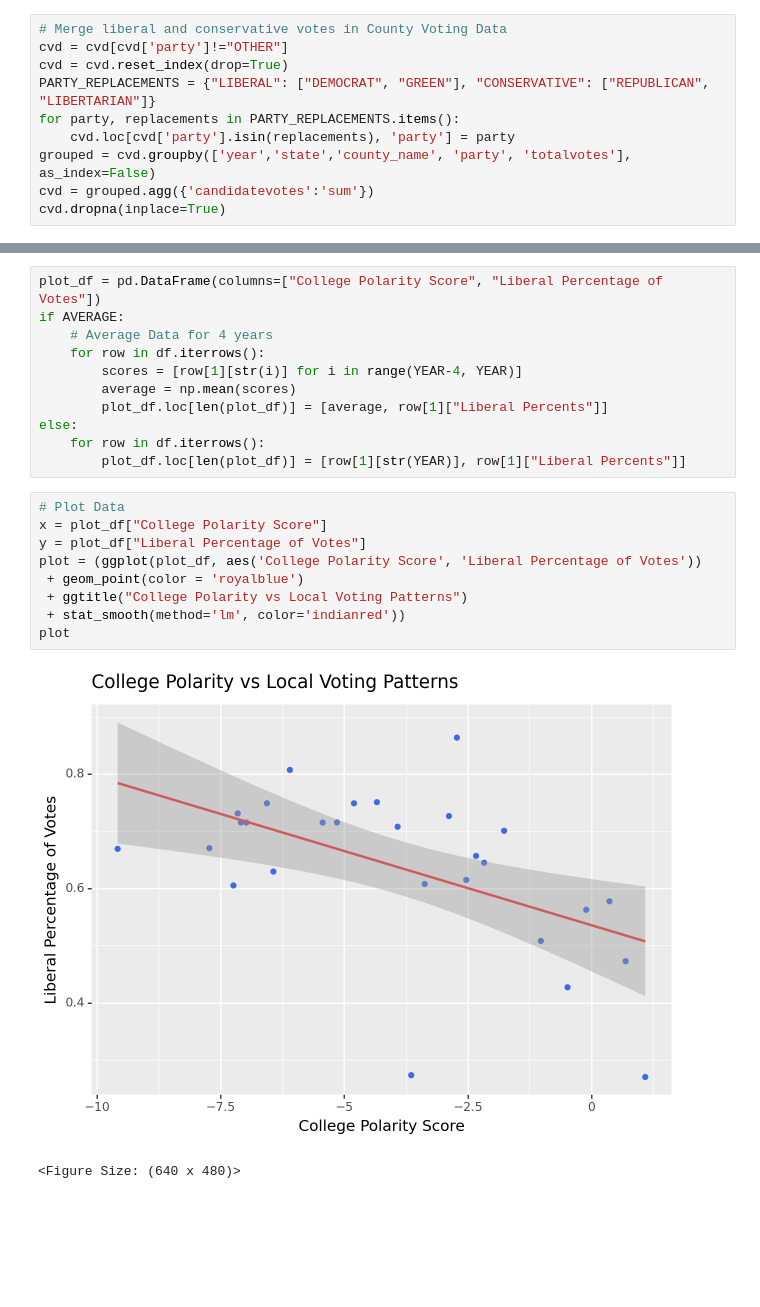
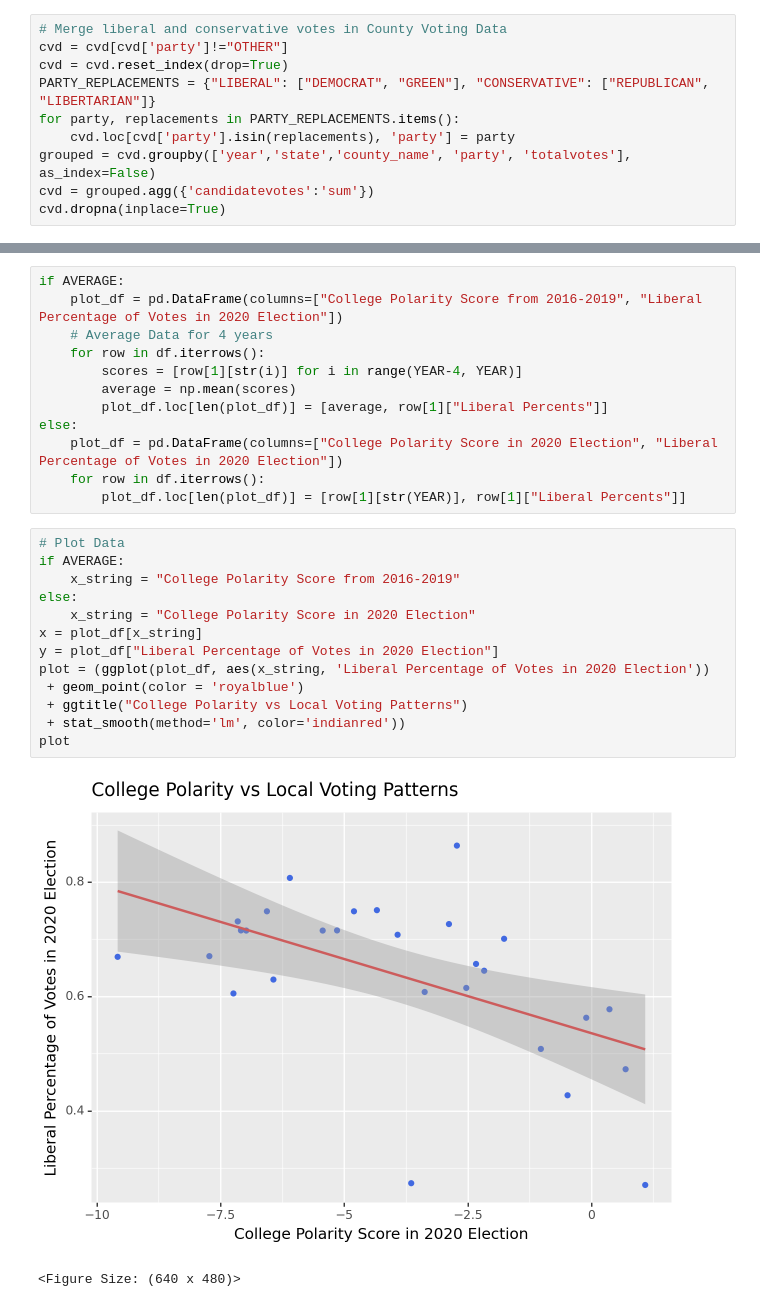
Before and after one commit to theodoremui/diversity-colleges, a Jupyter notebook: notebooks/investigation/Local Voting vs College Polarity.ipynb, the cells around one changed output, grey strips where cells are left out. Cells and saved outputs as stored; diff of their text form; blank space fills up the shorter version.

Commit message:
Updated graph titles

```diff
--- a/notebooks/investigation/Local Voting vs College Polarity.ipynb
+++ b/notebooks/investigation/Local Voting vs College Polarity.ipynb
@@ -49,27 +49,32 @@ for i in range(len(df)):
 df["Liberal Percents"] = liberal_percents
 df["Conservative Percents"] = conservative_percents
 # %%
-plot_df = pd.DataFrame(columns=["College Polarity Score", "Liberal Percentage of Votes"])
 if AVERAGE:
+    plot_df = pd.DataFrame(columns=["College Polarity Score from 2016-2019", "Liberal Percentage of Votes in 2020 Election"])
     # Average Data for 4 years
     for row in df.iterrows():
         scores = [row[1][str(i)] for i in range(YEAR-4, YEAR)]
         average = np.mean(scores)
         plot_df.loc[len(plot_df)] = [average, row[1]["Liberal Percents"]]
 else:
+    plot_df = pd.DataFrame(columns=["College Polarity Score in 2020 Election", "Liberal Percentage of Votes in 2020 Election"])
     for row in df.iterrows():
         plot_df.loc[len(plot_df)] = [row[1][str(YEAR)], row[1]["Liberal Percents"]]
 # %%
 # Plot Data
-x = plot_df["College Polarity Score"]
-y = plot_df["Liberal Percentage of Votes"]
-plot = (ggplot(plot_df, aes('College Polarity Score', 'Liberal Percentage of Votes'))
+if AVERAGE:
+    x_string = "College Polarity Score from 2016-2019"
+else:
+    x_string = "College Polarity Score in 2020 Election"
+x = plot_df[x_string]
+y = plot_df["Liberal Percentage of Votes in 2020 Election"]
+plot = (ggplot(plot_df, aes(x_string, 'Liberal Percentage of Votes in 2020 Election'))
  + geom_point(color = 'royalblue')
  + ggtitle("College Polarity vs Local Voting Patterns")
  + stat_smooth(method='lm', color='indianred'))
 plot
 # %% [output]
-[figure, old version]
+[figure, new version]
 <Figure Size: (640 x 480)>
 # %%
 # Data scoring
```
Also changed, not shown: parts of 2 cells of this notebook.
